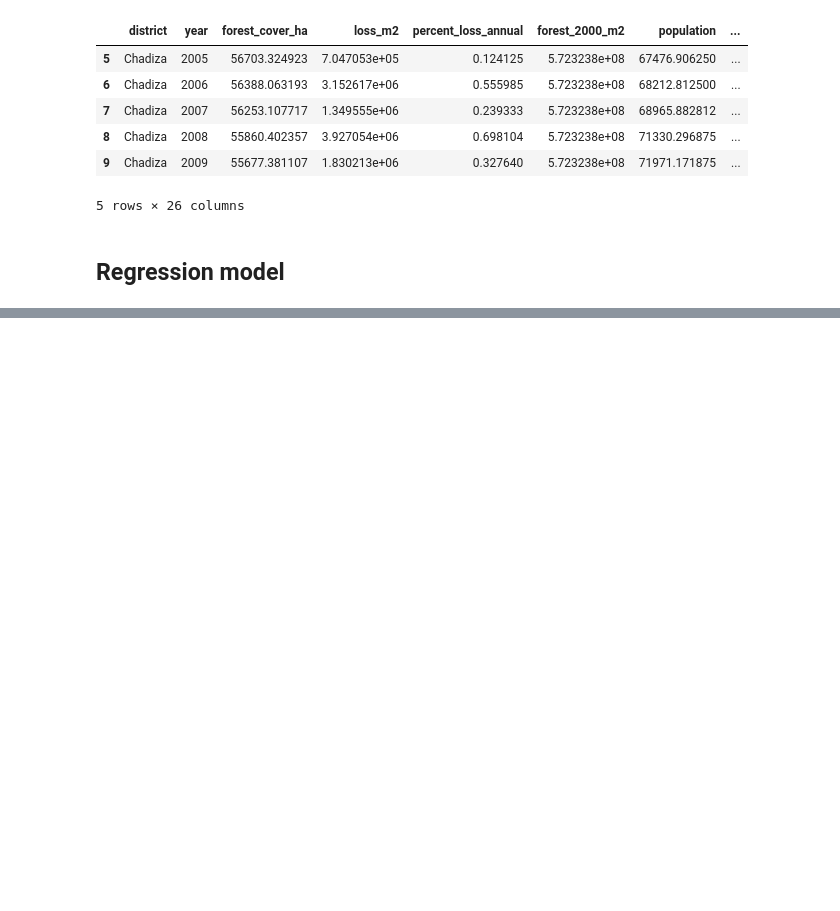
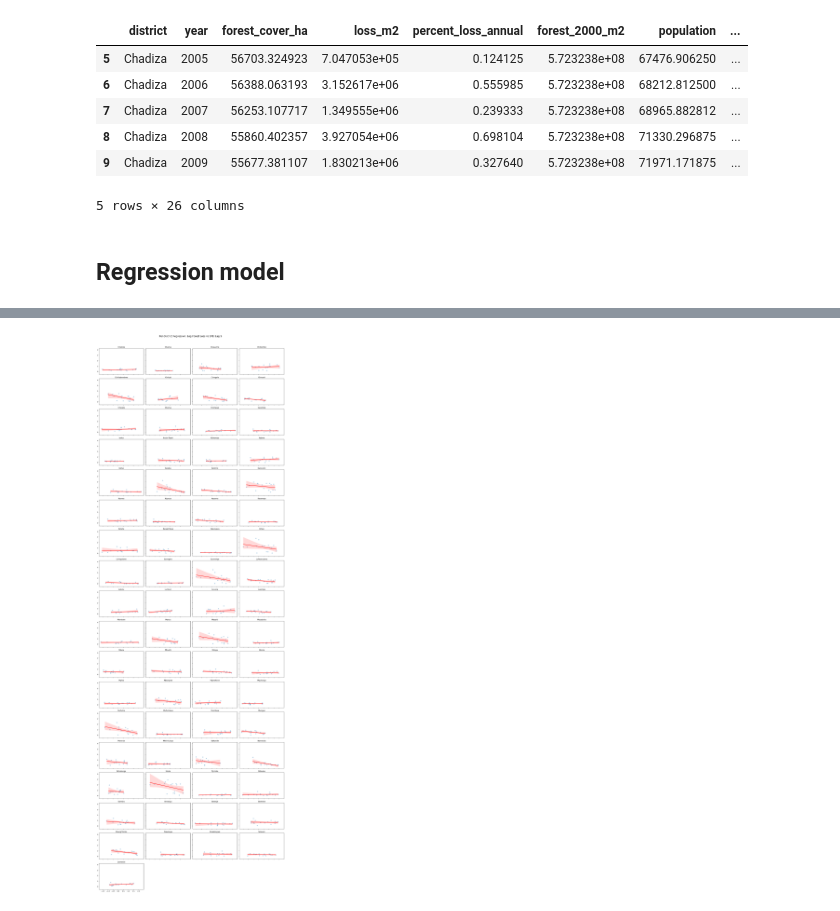
Before and after one commit to annamwaller/zambia, a Jupyter notebook: final/Statistical_Modeling.ipynb, the cells around one changed output, grey strips where cells are left out. Cells and saved outputs as stored; diff of their text form; code cells hidden in the pictures; blank space fills up the shorter version.

```diff
--- a/final/Statistical_Modeling.ipynb
+++ b/final/Statistical_Modeling.ipynb
@@ -133,0 +155,43 @@ strong multicollinearity problems or that the design matrix is singular.
+# %%
+# per district regression lines
+
+# get unique districts
+districts = cleaned['district'].dropna().unique()
+
+# set subplots
+ncols = 4
+nrows = (len(districts) + ncols - 1) // ncols
+
+# set up subplot grid
+fig, axes = plt.subplots(nrows, ncols, figsize=(18, nrows * 3), sharex=True, sharey=True)
+
+# flatten axes array
+axes = axes.flatten()
+
+for i, district in enumerate(districts):
+    ax = axes[i]
+    subset = cleaned[cleaned['district'] == district]
+    if subset['mean_spei_lag5'].nunique() < 2:
+        continue
+
+    sns.regplot(
+        data=subset,
+        x='mean_spei_lag5',
+        y='log_loss',
+        ax=ax,
+        scatter_kws={'alpha': 0.3},
+        line_kws={'color': 'red'}
+    )
+    ax.set_title(district)
+    ax.set_ylabel('')
+    ax.set_xlabel('')
+
+# hide unused subplots
+for j in range(i + 1, len(axes)):
+    axes[j].axis('off')
+
+plt.suptitle('Per-District Regression: Log Forest Loss vs SPEI Lag 5', fontsize=16)
+plt.tight_layout(rect=[0, 0, 1, 0.97])
+plt.show()
+# %% [output]
+[figure, added]
```
Also changed, not shown: parts of 3 cells of this notebook.
